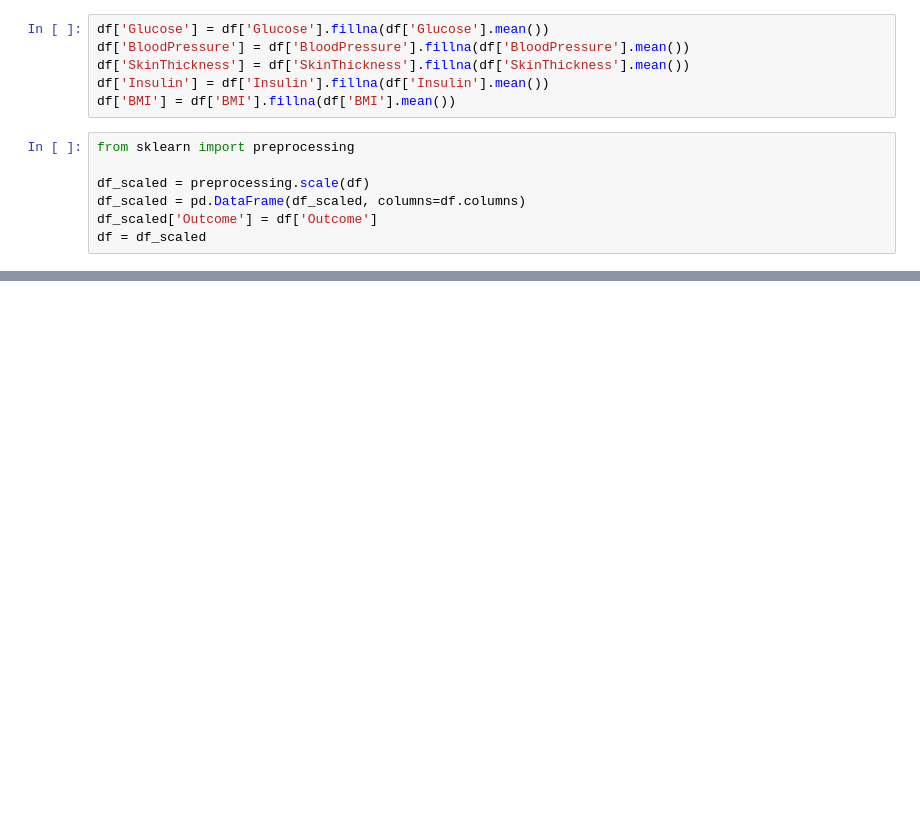
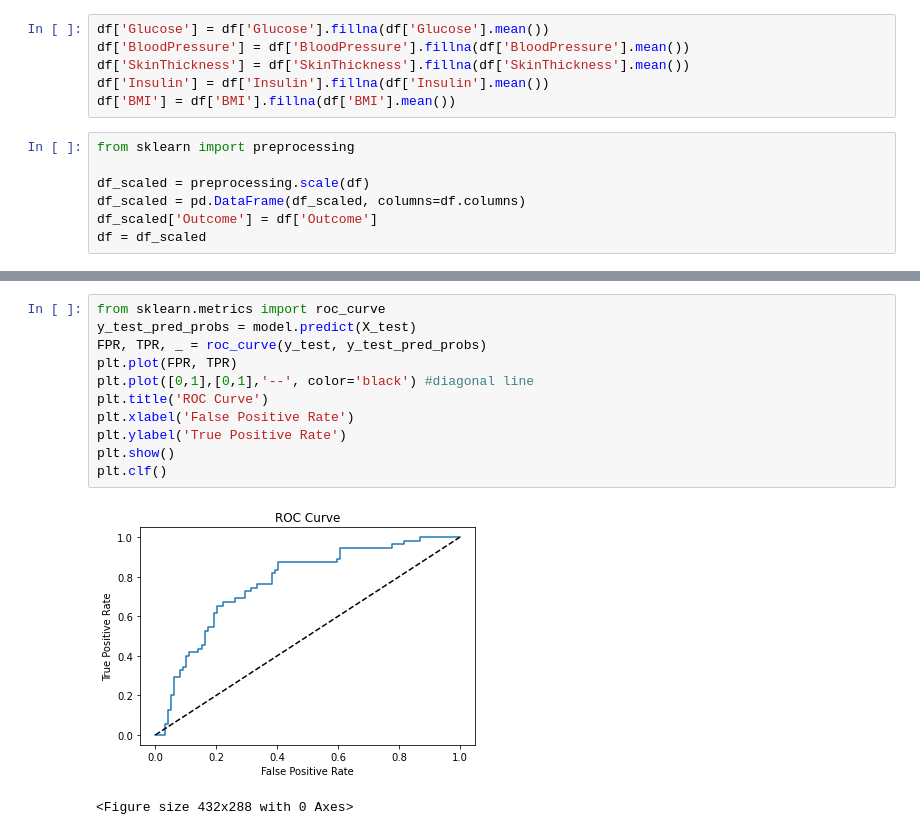
Before and after one commit to youneskamel/diabetes_detection, a Jupyter notebook: Diabetes detection deep learning.ipynb, the cells around one changed output, grey strips where cells are left out. Drawn from its saved outputs; the diff is of its cells as text; blank space fills up the shorter version.

```diff
--- a/Diabetes detection deep learning.ipynb
+++ b/Diabetes detection deep learning.ipynb
@@ -90,0 +141,14 @@ ImportError: Keras requires TensorFlow 2.2 or higher. Install TensorFlow via `pi
+# %%
+from sklearn.metrics import roc_curve
+y_test_pred_probs = model.predict(X_test)
+FPR, TPR, _ = roc_curve(y_test, y_test_pred_probs)
+plt.plot(FPR, TPR)
+plt.plot([0,1],[0,1],'--', color='black') #diagonal line
+plt.title('ROC Curve')
+plt.xlabel('False Positive Rate')
+plt.ylabel('True Positive Rate')
+plt.show()
+plt.clf()
+# %% [output]
+[figure, added]
+<Figure size 432x288 with 0 Axes>
```
Also changed, not shown: parts of 9 cells of this notebook.
